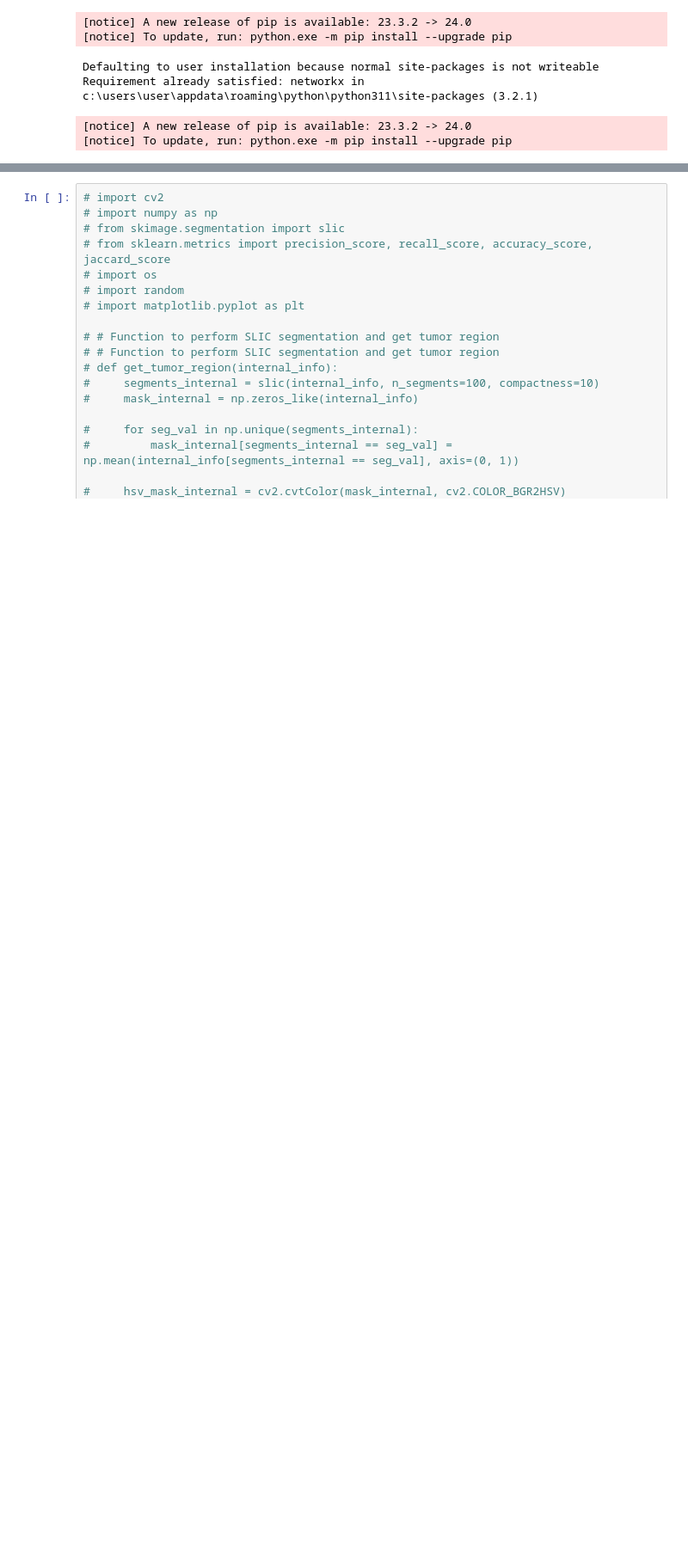
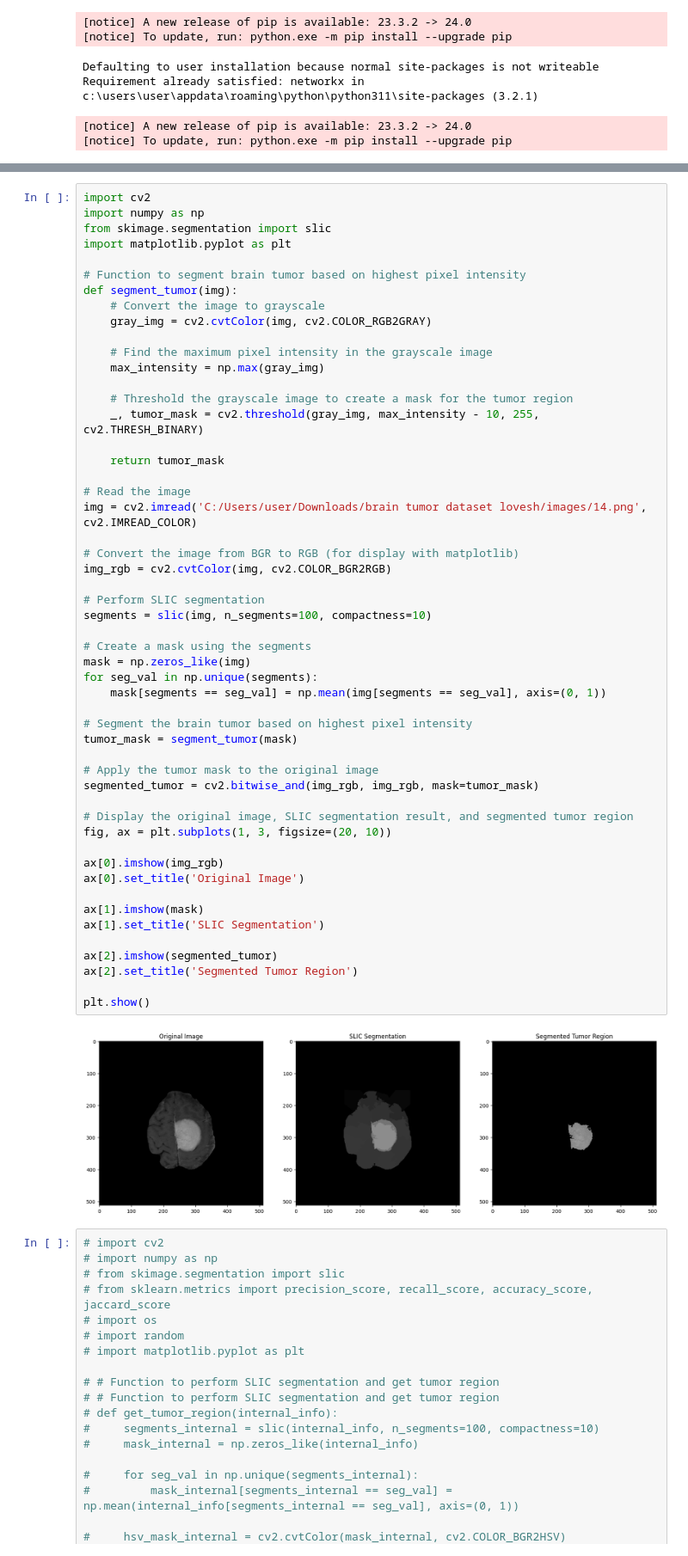
Before and after one commit to waiee/Brain-Tumor-Segmentation, a Jupyter notebook: main.ipynb, the cells around one changed output, grey strips where cells are left out. Shown at 86% size. Drawn from its saved outputs; the diff is of its cells as text; blank space fills up the shorter version.

```diff
--- a/main.ipynb
+++ b/main.ipynb
@@ -204,3 +91,57 @@ plt.show()
+# %%
+import cv2
+import numpy as np
+from skimage.segmentation import slic
+import matplotlib.pyplot as plt
+
+# Function to segment brain tumor based on highest pixel intensity
+def segment_tumor(img):
+    # Convert the image to grayscale
+    gray_img = cv2.cvtColor(img, cv2.COLOR_RGB2GRAY)
+
+    # Find the maximum pixel intensity in the grayscale image
+    max_intensity = np.max(gray_img)
+
+    # Threshold the grayscale image to create a mask for the tumor region
+    _, tumor_mask = cv2.threshold(gray_img, max_intensity - 10, 255, cv2.THRESH_BINARY)
+
+    return tumor_mask
+
+# Read the image
+img = cv2.imread('C:/Users/user/Downloads/brain tumor dataset lovesh/images/14.png', cv2.IMREAD_COLOR)
+
+# Convert the image from BGR to RGB (for display with matplotlib)
+img_rgb = cv2.cvtColor(img, cv2.COLOR_BGR2RGB)
+
+# Perform SLIC segmentation
+segments = slic(img, n_segments=100, compactness=10)
+
+# Create a mask using the segments
+mask = np.zeros_like(img)
+for seg_val in np.unique(segments):
+    mask[segments == seg_val] = np.mean(img[segments == seg_val], axis=(0, 1))
+
+# Segment the brain tumor based on highest pixel intensity
+tumor_mask = segment_tumor(mask)
+
+# Apply the tumor mask to the original image
+segmented_tumor = cv2.bitwise_and(img_rgb, img_rgb, mask=tumor_mask)
+
+# Display the original image, SLIC segmentation result, and segmented tumor region
+fig, ax = plt.subplots(1, 3, figsize=(20, 10))
+
+ax[0].imshow(img_rgb)
+ax[0].set_title('Original Image')
+
+ax[1].imshow(mask)
+ax[1].set_title('SLIC Segmentation')
+
+ax[2].imshow(segmented_tumor)
+ax[2].set_title('Segmented Tumor Region')
+
+plt.show()
+# %% [output]
+[figure, added]
 # %%
 # import cv2
 # import numpy as np
```
Also changed, not shown: parts of 1 cell of this notebook.
